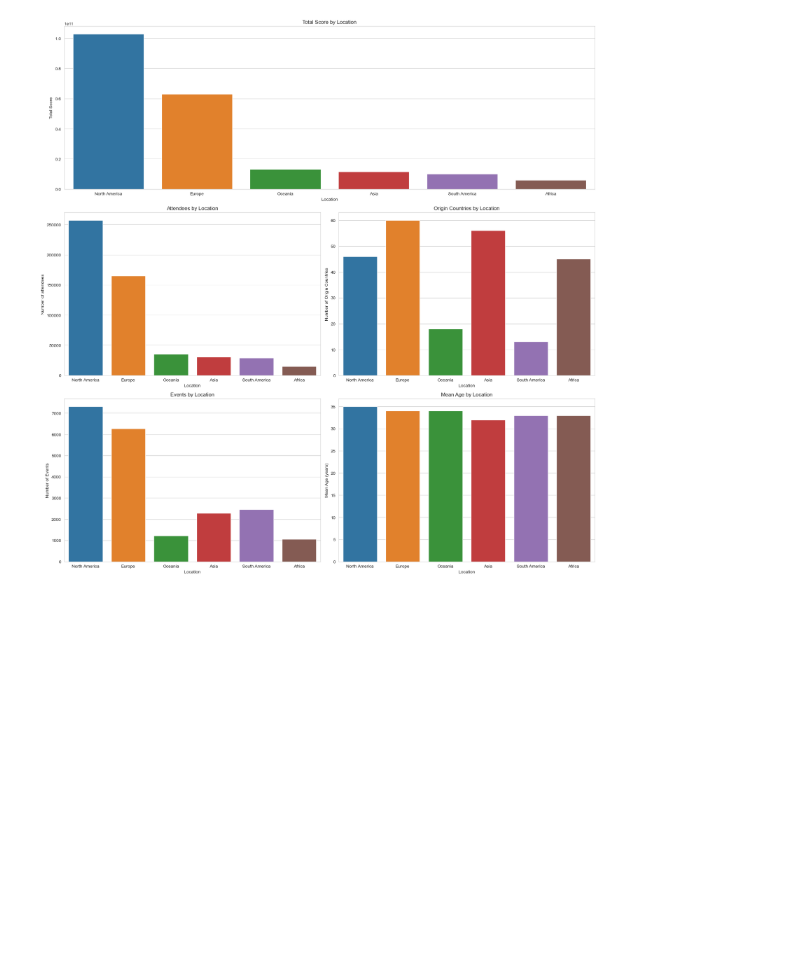
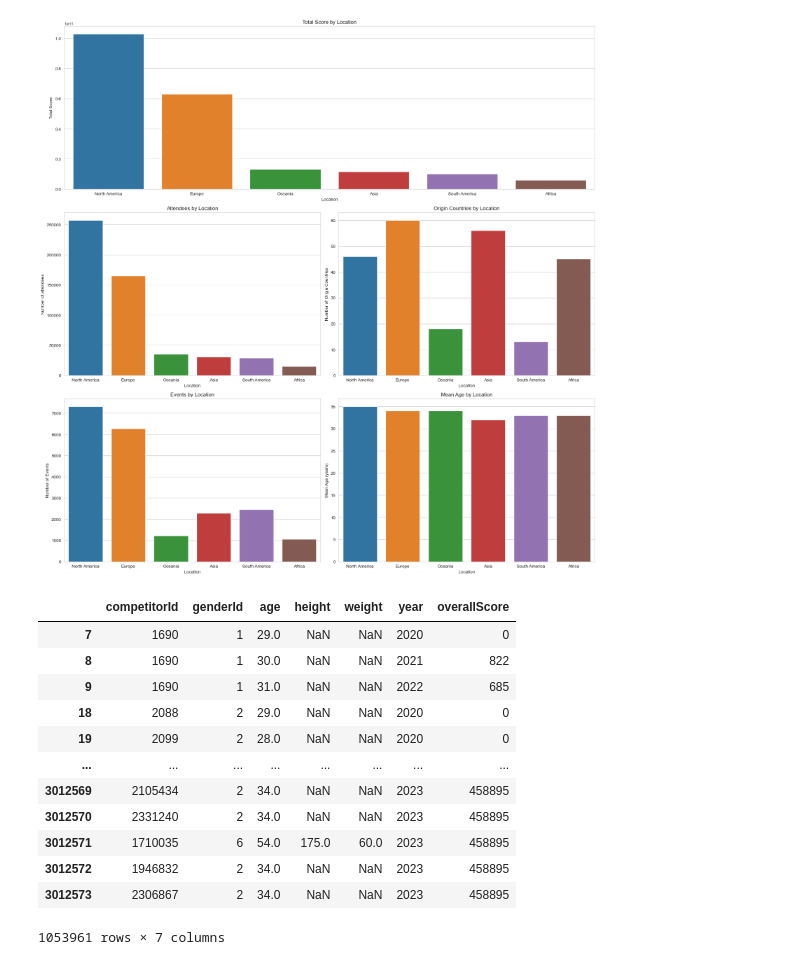
Before and after one commit to obaliuta/crossfitgames_eda_analysis, a Jupyter notebook: notebook.ipynb, the cells around one changed output. Saved outputs shown, nothing was run; the diff lists cells and outputs as text; code cells hidden in the pictures; blank space fills up the shorter version.

```diff
--- a/notebook.ipynb
+++ b/notebook.ipynb
@@ -349,3 +349,21 @@ ax5.set_ylabel('Mean Age (years)')
 plt.tight_layout()
 # %% [output]
 [figure]
+# %%
+features = [v for v in df_open.select_dtypes(include='number').columns if v != 'overallRank']
+
+df_open[features]
+# %% [output]
+|  | competitorId | genderId | age | height | weight | year | overallScore |
+| 7 | 1690 | 1 | 29.0 | NaN | NaN | 2020 | 0 |
+| 8 | 1690 | 1 | 30.0 | NaN | NaN | 2021 | 822 |
+| 9 | 1690 | 1 | 31.0 | NaN | NaN | 2022 | 685 |
+| 18 | 2088 | 2 | 29.0 | NaN | NaN | 2020 | 0 |
+| 19 | 2099 | 2 | 28.0 | NaN | NaN | 2020 | 0 |
+| ... | ... | ... | ... | ... | ... | ... | ... |
+| 3012569 | 2105434 | 2 | 34.0 | NaN | NaN | 2023 | 458895 |
+| 3012570 | 2331240 | 2 | 34.0 | NaN | NaN | 2023 | 458895 |
+| 3012571 | 1710035 | 6 | 54.0 | 175.0 | 60.0 | 2023 | 458895 |
+| 3012572 | 1946832 | 2 | 34.0 | NaN | NaN | 2023 | 458895 |
+| 3012573 | 2306867 | 2 | 34.0 | NaN | NaN | 2023 | 458895 |
+1053961 rows × 7 columns
```
Also changed, not shown: parts of 2 cells of this notebook.
